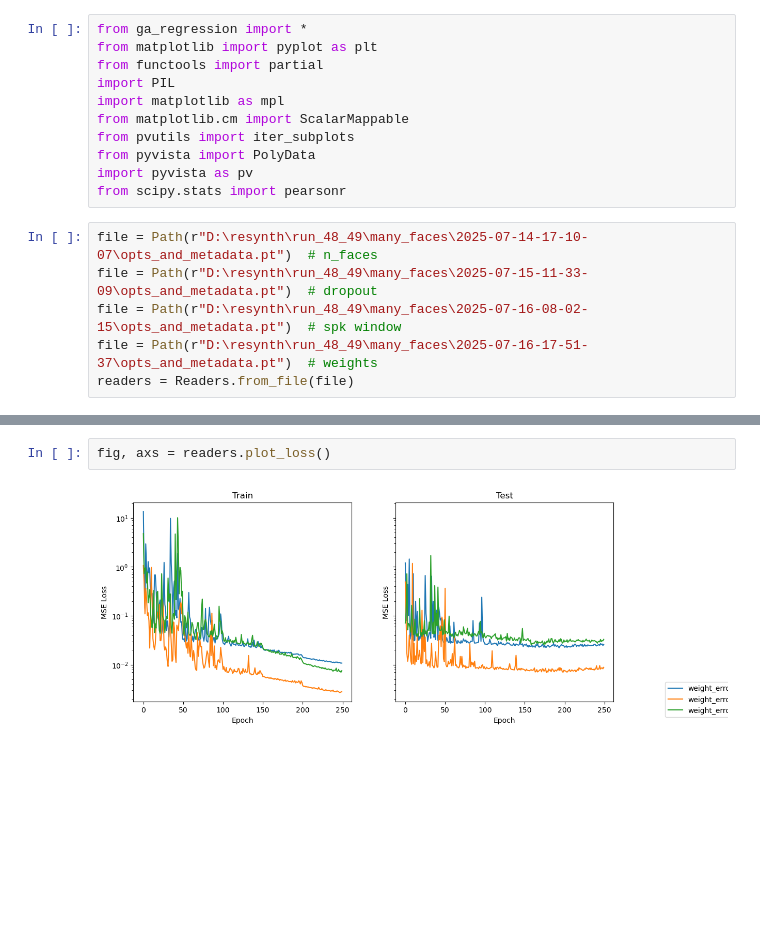
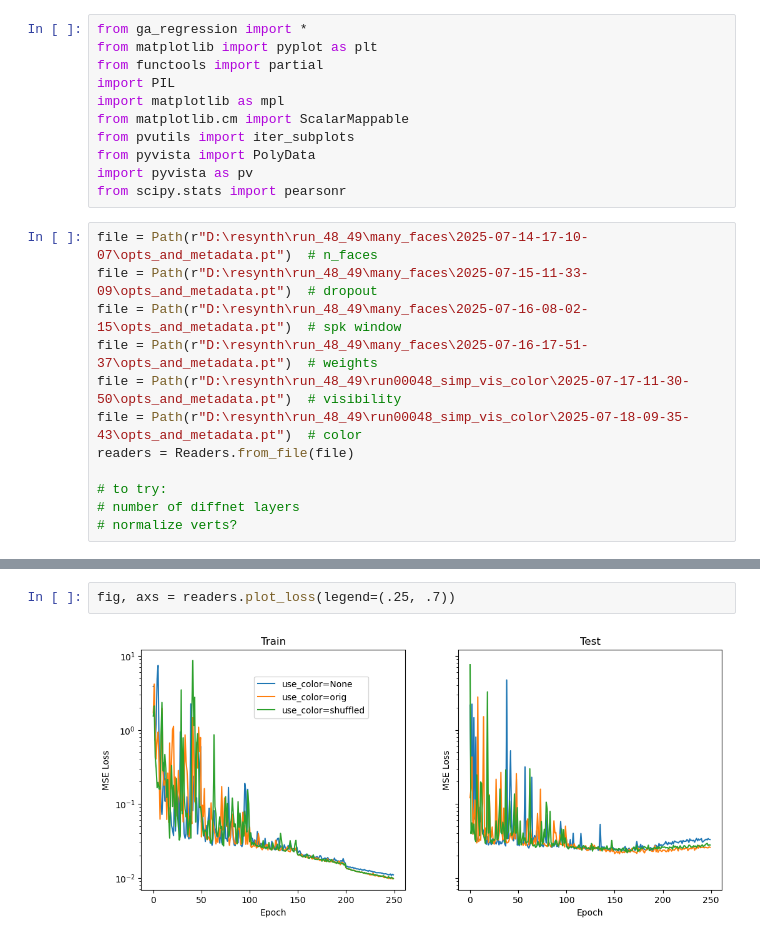
Before and after one commit to darikg/diffusion-net, a Jupyter notebook: experiments/regression_0/compare_stuff.ipynb, the cells around one changed output, grey strips where cells are left out. Cells and saved outputs as stored; diff of their text form; blank space fills up the shorter version.

```diff
--- a/experiments/regression_0/compare_stuff.ipynb
+++ b/experiments/regression_0/compare_stuff.ipynb
@@ -14,7 +14,13 @@ file = Path(r"D:\resynth\run_48_49\many_faces\2025-07-14-17-10-07\opts_and_metad
 file = Path(r"D:\resynth\run_48_49\many_faces\2025-07-15-11-33-09\opts_and_metadata.pt")  # dropout
 file = Path(r"D:\resynth\run_48_49\many_faces\2025-07-16-08-02-15\opts_and_metadata.pt")  # spk window
 file = Path(r"D:\resynth\run_48_49\many_faces\2025-07-16-17-51-37\opts_and_metadata.pt")  # weights
+file = Path(r"D:\resynth\run_48_49\run00048_simp_vis_color\2025-07-17-11-30-50\opts_and_metadata.pt")  # visibility
+file = Path(r"D:\resynth\run_48_49\run00048_simp_vis_color\2025-07-18-09-35-43\opts_and_metadata.pt")  # color
 readers = Readers.from_file(file)
+
+# to try:
+# number of diffnet layers
+# normalize verts?
 # %%
 readers.hparams
 # %% [output]
@@ -25,7 +31,7 @@ readers.hparams
 # %%
-fig, axs = readers.plot_loss()
+fig, axs = readers.plot_loss(legend=(.25, .7))
 # %% [output]
-[figure, old version]
+[figure, new version]
 # %%
 readers.scatter_plots(tags=None)
 # %% [output]
```
Also changed, not shown: parts of 2 cells of this notebook, 4 other files.
